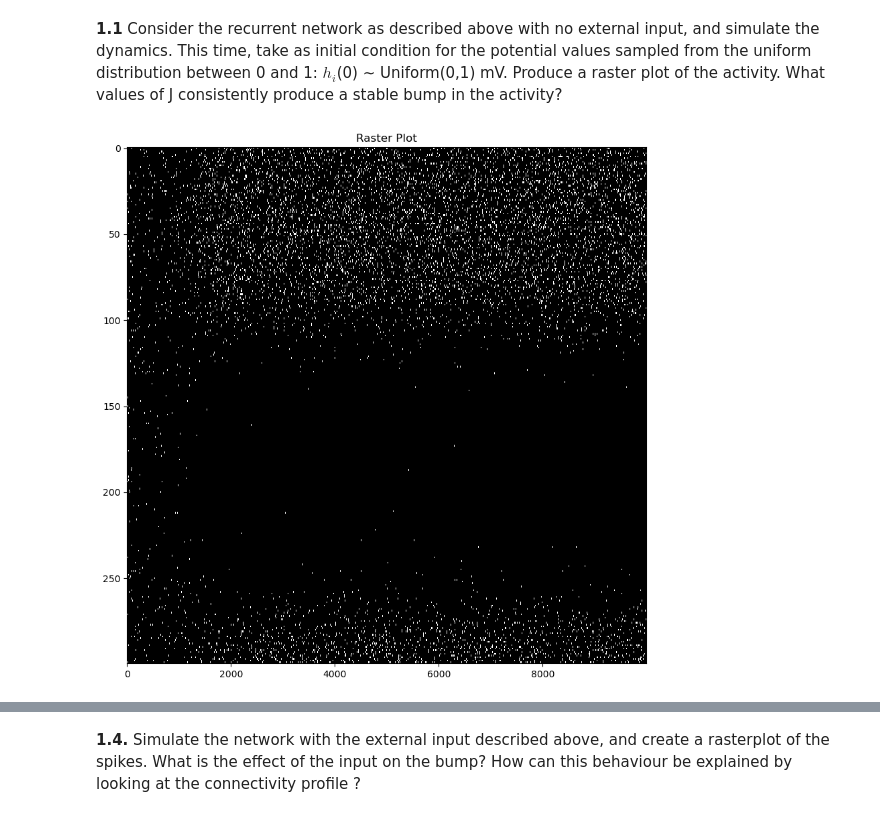
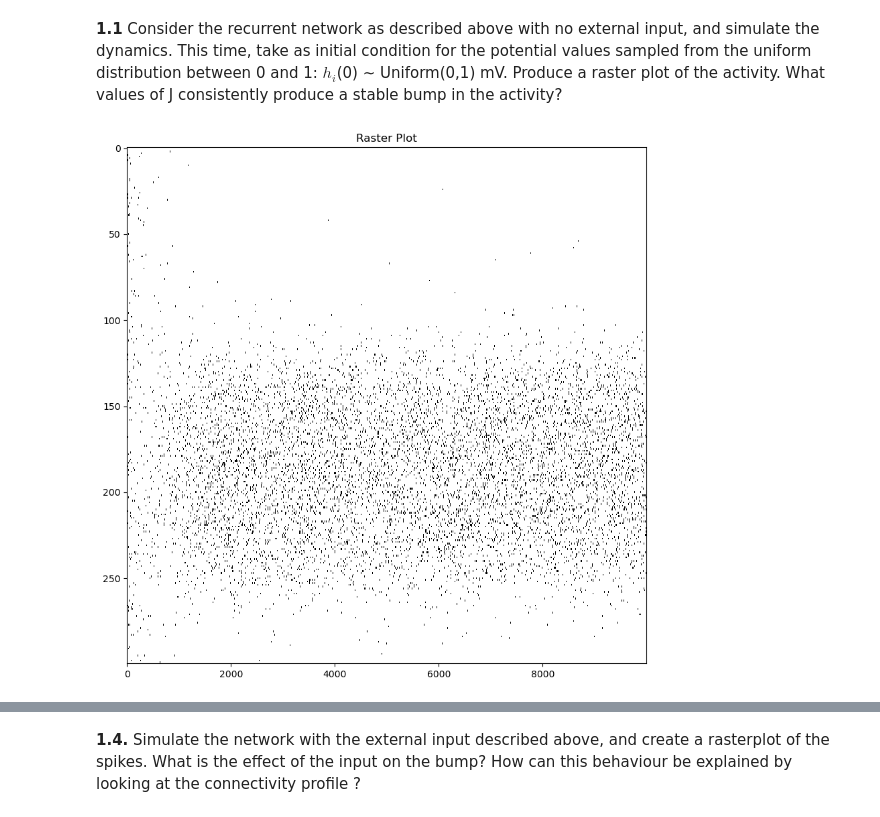
Before and after one commit to SanderMiesen/NeuroDyna, a Jupyter notebook: ProjNotebook.ipynb, the cells around one changed output, grey strips where cells are left out. Drawn from its saved outputs; the diff is of its cells as text; code cells hidden in the pictures.

```diff
--- a/ProjNotebook.ipynb
+++ b/ProjNotebook.ipynb
@@ -95,9 +95,6 @@ delta_t = 1e-4 # s
 def I_ex0(t):
     return I_0 * np.sin(omega*t)
 
-def Euler_hi(h_i, delta_t, I):
+def Euler_hi(h_i, delta_t, I, R, tau):
     return h_i + (delta_t*(-h_i + R*I)/tau)
-
-def Euler_hi_bis(h_i, delta_t, I, R, tau):
-    return h_i + (delta_t*(-h_i + R*I)/tau)
 # %%
@@ -245,7 +192,7 @@ def Irecc_ex1(J, mcos, msin, xi):
     return J*(mcos*np.cos(xi) + msin*np.sin(xi))
 
 # Define new model for neurons
-def Model1_1(h0, xs, N, T, delta_t, J, alpha, beta, r_0):
+def Model1_1(h0, xs, N, T, delta_t, J, alpha, beta, r_0, R, tau):
     n_timesteps = int(T/delta_t)
     h = np.zeros((N,n_timesteps)) # initialize voltages
     r = np.zeros((N,n_timesteps)) # initialize instant mean firing rates
@@ -254,7 +201,7 @@ def Model1_1(h0, xs, N, T, delta_t, J, alpha, beta, r_0):
     h[:,0] = h0
     for t in tqdm(range(0,n_timesteps)): # time step
         # Compute mcos, msin. Works for t = 0 because S[:, -1] will be the current value of S for the last time step, so a row of zeros, which is what we want
-        mcos = np.mean(np.sin(xs)*S[:, t-1])
+        mcos = np.mean(np.cos(xs)*S[:, t-1])
         msin = np.mean(np.sin(xs)*S[:, t-1])
         for i in range(N): # neurons
             r[i,t] = r_0 * transfer_g(h[i,t-1], alpha, beta) # calculate the mean firing rate
@@ -263,7 +210,7 @@ def Model1_1(h0, xs, N, T, delta_t, J, alpha, beta, r_0):
                 S[i, t] = 1/delta_t # add spike train
             if t != int(T/delta_t)-1:
                 I_i = Irecc_ex1(J, mcos, msin, xs[i]) # compute the new I_i for the input to next time step
-                h[i,t+1] = Euler_hi(h[i,t], delta_t, I_i) # update the voltage for next time step
+                h[i,t+1] = Euler_hi(h[i,t], delta_t, I_i, R, tau) # update the voltage for next time step
     return h, spikes, r
 # %%
 # Define parameters
@@ -282,11 +229,11 @@ x = np.linspace(0, 2*np.pi, N, endpoint=False)
 h0 = np.random.uniform(0, 0.001, N)
 
 # Run the simulation
-h, spikes, r = Model1_1(h0, x, N, T, delta_t, J, alpha, beta, r_0)
+h_1_1, spikes_1_1, r_1_1 = Model1_1(h0, x, N, T, delta_t, J, alpha, beta, r_0, R, tau)
 # %%
 plt.figure(figsize=(10,10))
-plt.imshow(spikes, cmap='gray', interpolation='nearest', aspect="auto")
+plt.imshow(spikes_1_1, cmap='binary', interpolation='nearest', aspect="auto")
 plt.title('Raster Plot')
 plt.show()
 # %% [output]
-[figure, old version]
+[figure, new version]
```
Also changed, not shown: parts of 26 cells of this notebook.
